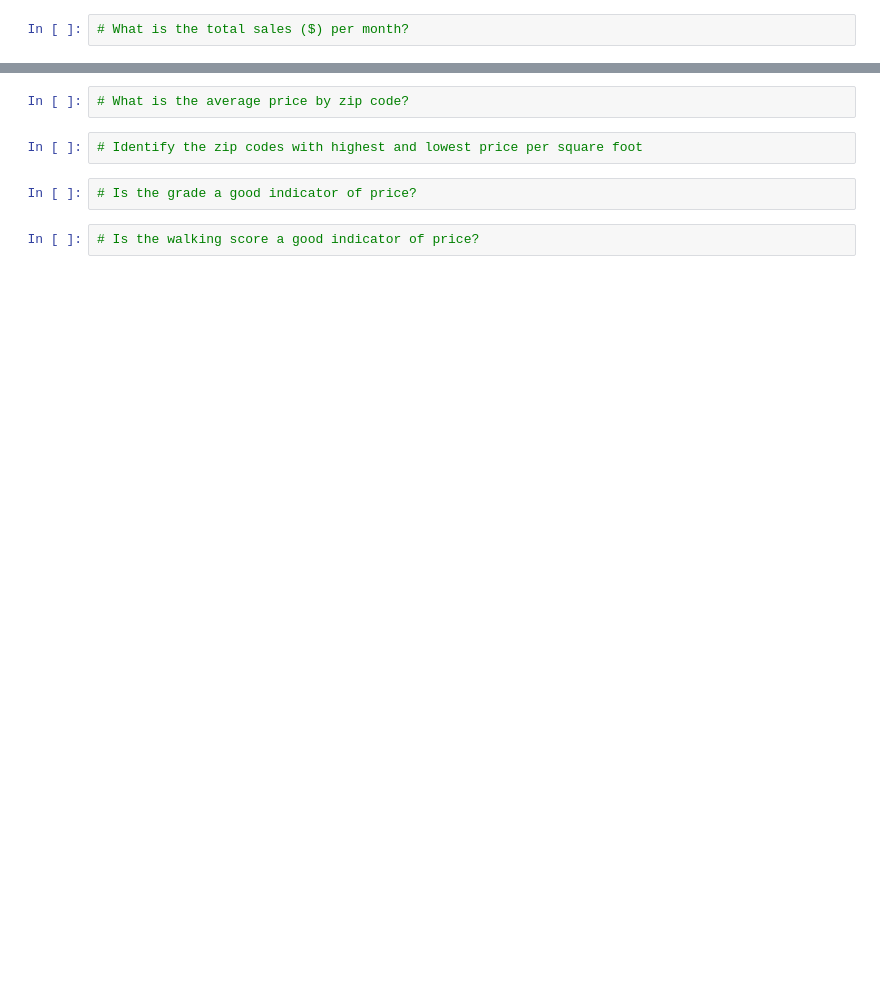
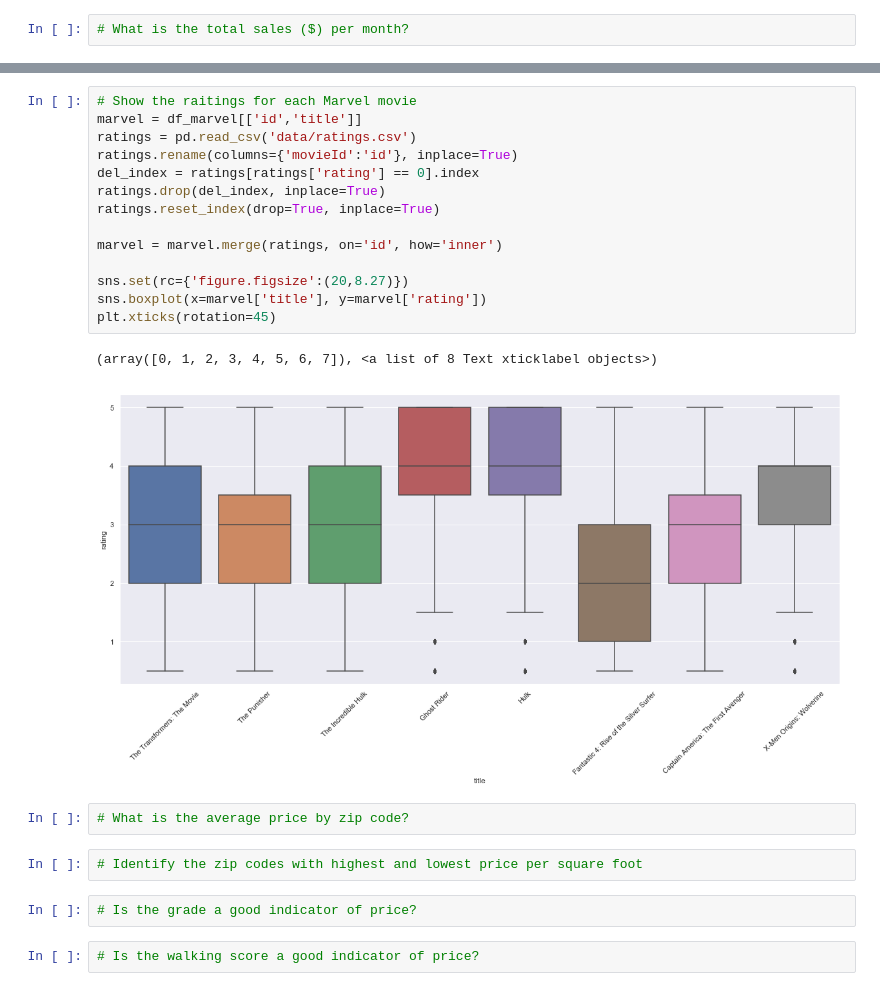
Before and after one commit to nastazya/Movies-analytics, a Jupyter notebook: EDA.ipynb, the cells around one changed output, grey strips where cells are left out. Cells and saved outputs as stored; diff of their text form; blank space fills up the shorter version.

```diff
--- a/EDA.ipynb
+++ b/EDA.ipynb
@@ -199,3 +233,20 @@ df.corr()
+# %%
+# Show the raitings for each Marvel movie
+marvel = df_marvel[['id','title']]
+ratings = pd.read_csv('data/ratings.csv')
+ratings.rename(columns={'movieId':'id'}, inplace=True)
+del_index = ratings[ratings['rating'] == 0].index
+ratings.drop(del_index, inplace=True)
+ratings.reset_index(drop=True, inplace=True)
+
+marvel = marvel.merge(ratings, on='id', how='inner')
+
+sns.set(rc={'figure.figsize':(20,8.27)})
+sns.boxplot(x=marvel['title'], y=marvel['rating'])
+plt.xticks(rotation=45)
+# %% [output]
+(array([0, 1, 2, 3, 4, 5, 6, 7]), <a list of 8 Text xticklabel objects>)
+[figure, added]
 # %%
 # What is the average price by zip code?
 # %%
```
Also changed, not shown: parts of 6 cells of this notebook.
